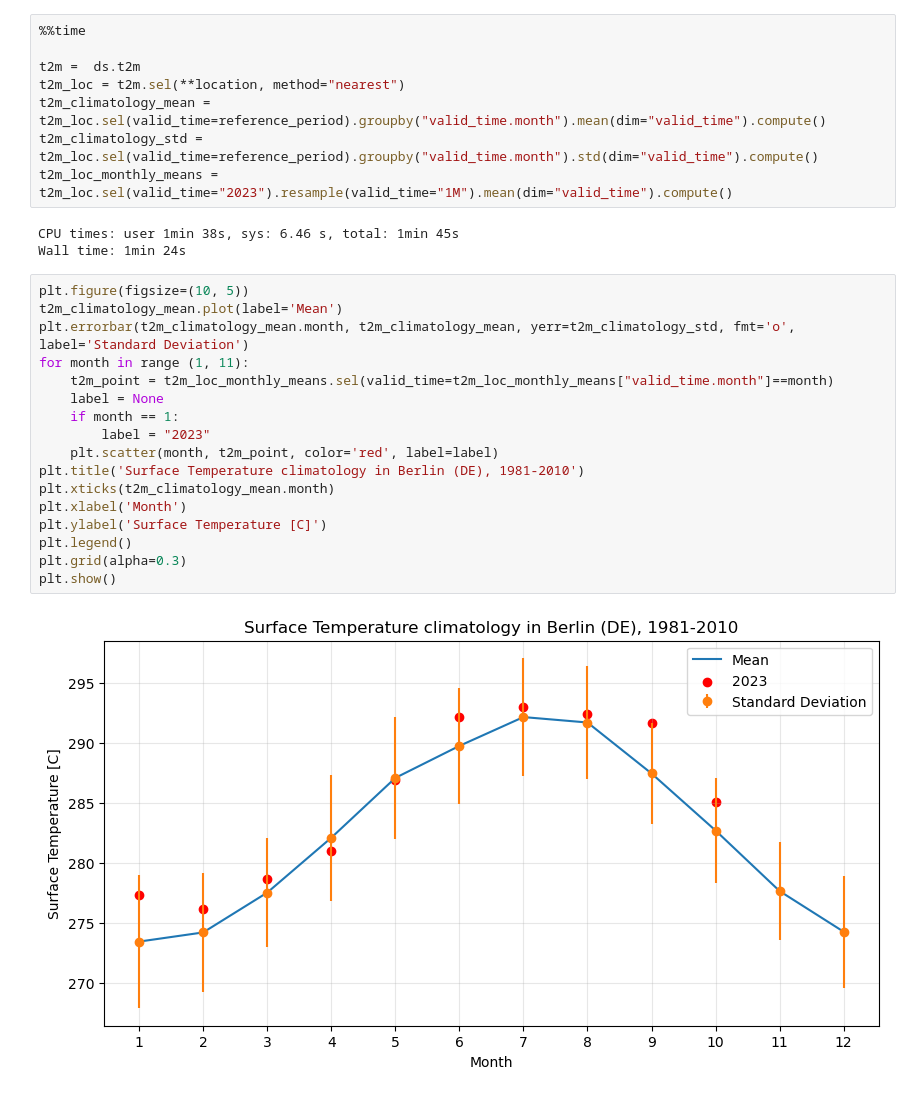
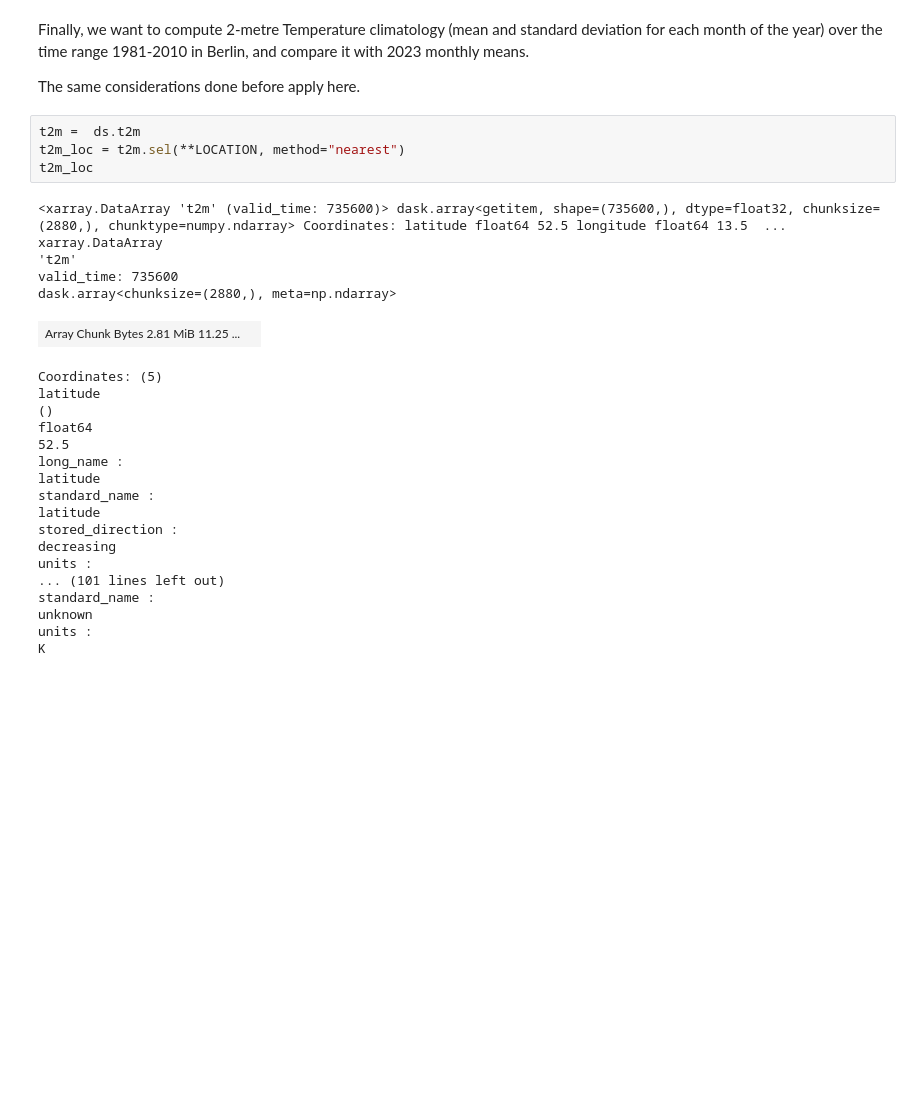
Before and after one commit to bopen/earthdatahub-notebooks, a Jupyter notebook: use-cases/reanalysis-era5-single-levels.ipynb, the cells around one changed output. Cells and saved outputs as stored; diff of their text form; blank space fills up the shorter version.

```diff
--- a/use-cases/reanalysis-era5-single-levels.ipynb
+++ b/use-cases/reanalysis-era5-single-levels.ipynb
@@ -174,33 +210,35 @@ display.map(
 )
 # %% [output]
 [figure]
+# %% [markdown]
+Finally, we want to compute 2-metre Temperature climatology (mean and standard deviation for each month of the year) over the time range 1981-2010 in Berlin, and compare it with 2023 monthly means.
+
+The same considerations done before apply here.
 # %%
-%%time
-
 t2m =  ds.t2m
-t2m_loc = t2m.sel(**location, method="nearest")
-t2m_climatology_mean = t2m_loc.sel(valid_time=reference_period).groupby("valid_time.month").mean(dim="valid_time").compute()
-t2m_climatology_std = t2m_loc.sel(valid_time=reference_period).groupby("valid_time.month").std(dim="valid_time").compute()
-t2m_loc_monthly_means = t2m_loc.sel(valid_time="2023").resample(valid_time="1M").mean(dim="valid_time").compute()
+t2m_loc = t2m.sel(**LOCATION, method="nearest")
+t2m_loc
 # %% [output]
-CPU times: user 1min 38s, sys: 6.46 s, total: 1min 45s
-Wall time: 1min 24s
+<xarray.DataArray 't2m' (valid_time: 735600)> dask.array<getitem, shape=(735600,), dtype=float32, chunksize=(2880,), chunktype=numpy.ndarray> Coordinates: latitude float64 52.5 longitude float64 13.5  ...
+xarray.DataArray
+'t2m'
+valid_time: 735600
+dask.array<chunksize=(2880,), meta=np.ndarray>
+| Array Chunk Bytes 2.81 MiB 11.25 ... |  |
+Coordinates: (5)
+latitude
+()
+float64
+52.5
+long_name :
+latitude
+standard_name :
+latitude
+stored_direction :
+decreasing
+units :
+... (101 lines left out)
+standard_name :
+unknown
+units :
+K
-# %%
-plt.figure(figsize=(10, 5))
-t2m_climatology_mean.plot(label='Mean')
-plt.errorbar(t2m_climatology_mean.month, t2m_climatology_mean, yerr=t2m_climatology_std, fmt='o', label='Standard Deviation')
-for month in range (1, 11):
-    t2m_point = t2m_loc_monthly_means.sel(valid_time=t2m_loc_monthly_means["valid_time.month"]==month)
-    label = None
-    if month == 1:
-        label = "2023"
-    plt.scatter(month, t2m_point, color='red', label=label)
-plt.title('Surface Temperature climatology in Berlin (DE), 1981-2010')
-plt.xticks(t2m_climatology_mean.month)
-plt.xlabel('Month')
-plt.ylabel('Surface Temperature [C]')
-plt.legend()
-plt.grid(alpha=0.3)
-plt.show()
-# %% [output]
-[figure, removed]
```
Also changed, not shown: parts of 19 cells of this notebook, 3 other files.
